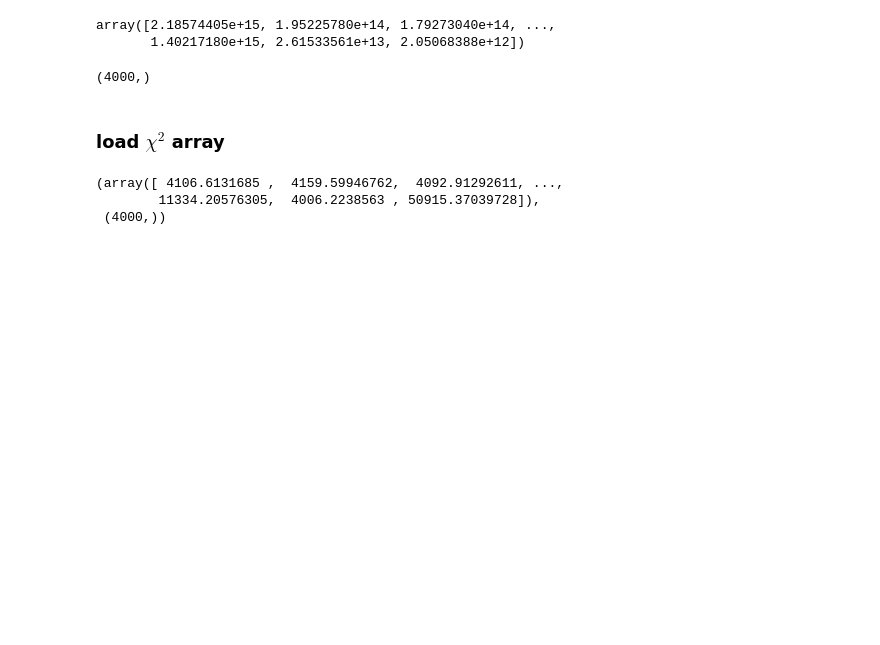
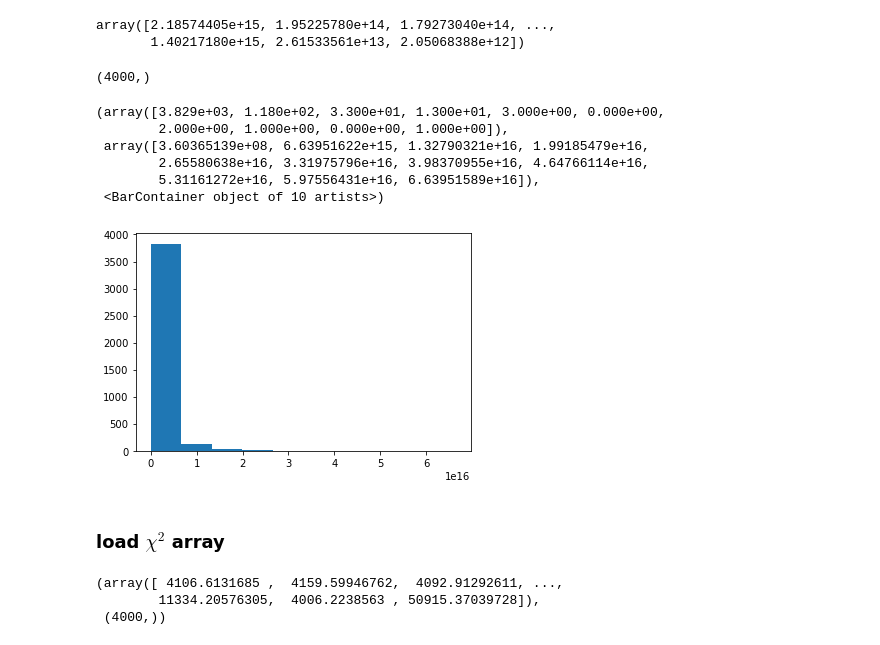
Before and after one commit to AliAlkadhim/PDF_Uncertainty, a Jupyter notebook: master_version/local/ALL_DATA_25k/Reweighting_2.ipynb, the cells around one changed output. Cells and saved outputs as stored; diff of their text form; code cells hidden in the pictures; blank space fills up the shorter version.

```diff
--- a/master_version/local/ALL_DATA_25k/Reweighting_2.ipynb
+++ b/master_version/local/ALL_DATA_25k/Reweighting_2.ipynb
@@ -70,6 +70,16 @@ array([2.18574405e+15, 1.95225780e+14, 1.79273040e+14, ...,
 MVN_per_point_l.shape
 # %% [output]
 (4000,)
+# %%
+plt.hist(MVN_per_point_l)
+# %% [output]
+(array([3.829e+03, 1.180e+02, 3.300e+01, 1.300e+01, 3.000e+00, 0.000e+00,
+        2.000e+00, 1.000e+00, 0.000e+00, 1.000e+00]),
+ array([3.60365139e+08, 6.63951622e+15, 1.32790321e+16, 1.99185479e+16,
+        2.65580638e+16, 3.31975796e+16, 3.98370955e+16, 4.64766114e+16,
+        5.31161272e+16, 5.97556431e+16, 6.63951589e+16]),
+ <BarContainer object of 10 artists>)
+[figure, added]
 # %% [markdown]
 ### load $\chi^2$ array
 # %%
```
Also changed, not shown: parts of 15 cells of this notebook, 1 other file.
